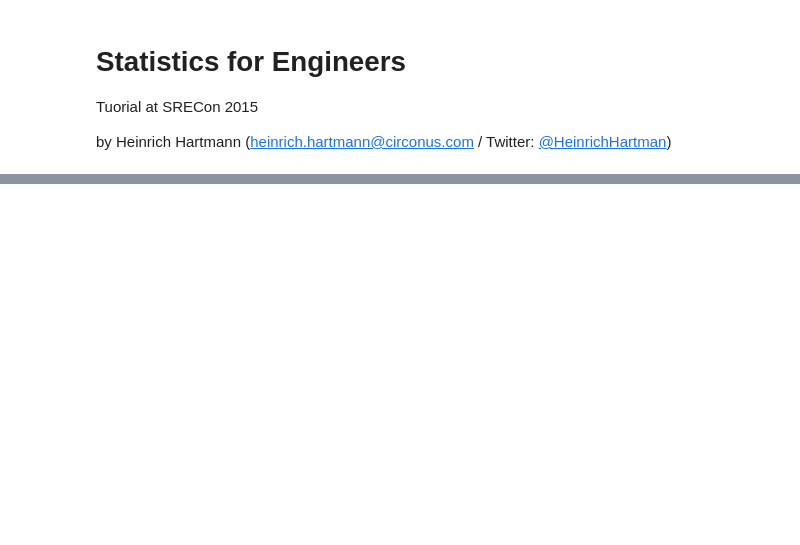
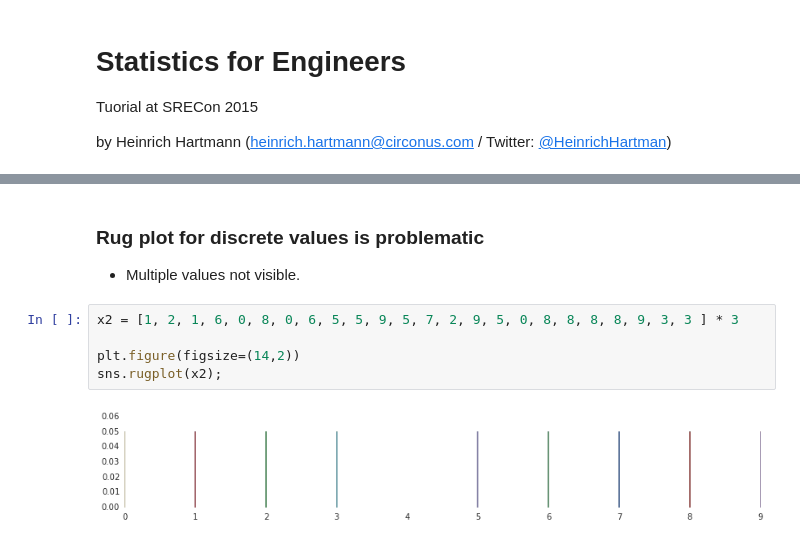
Before and after one commit to HeinrichHartmann/Statistics-for-Engineers, a Jupyter notebook: Tutorial.ipynb, the cells around one changed output, grey strips where cells are left out. Cells and saved outputs as stored; diff of their text form; blank space fills up the shorter version.

```diff
--- a/Tutorial.ipynb
+++ b/Tutorial.ipynb
@@ -143,0 +143,11 @@ plt.bar([np.log(x) for x in bins], counts)
+# %% [markdown]
+### Rug plot for discrete values is problematic
+
+* Multiple values not visible.
+# %%
+x2 = [1, 2, 1, 6, 0, 8, 0, 6, 5, 5, 9, 5, 7, 2, 9, 5, 0, 8, 8, 8, 8, 9, 3, 3 ] * 3
+
+plt.figure(figsize=(14,2))
+sns.rugplot(x2);
+# %% [output]
+[figure, added]
```
Also changed, not shown: parts of 39 cells of this notebook.
